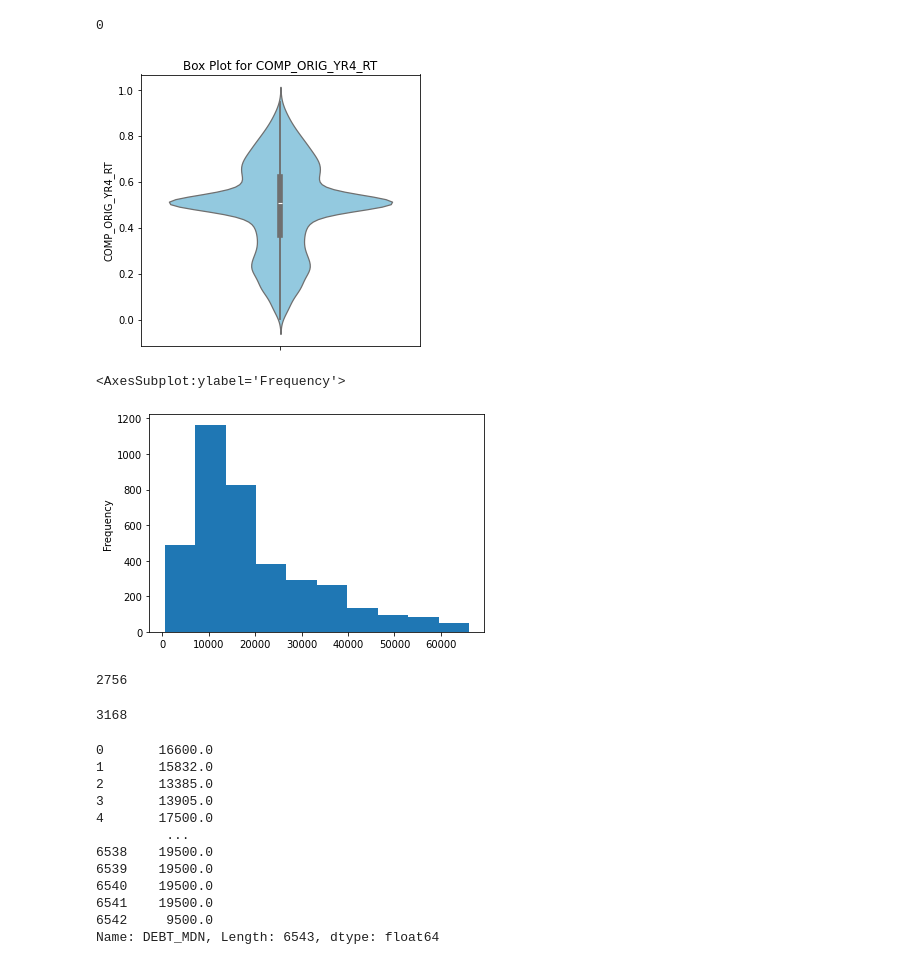
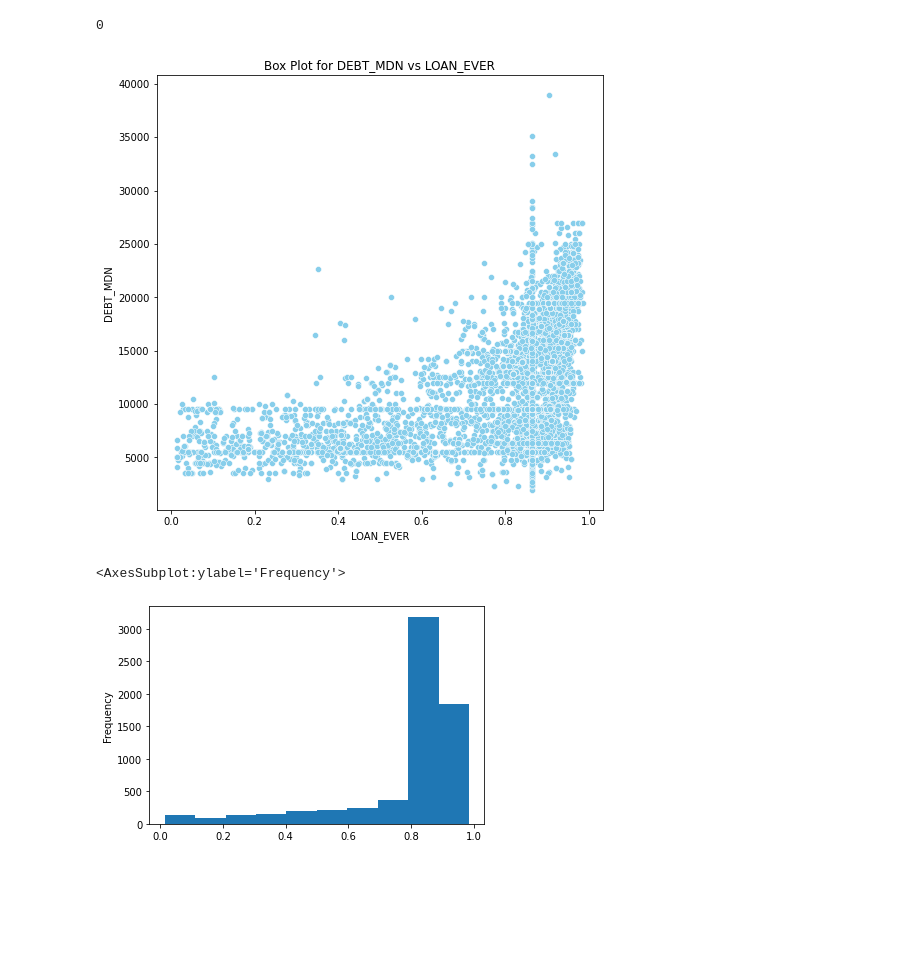
Before and after one commit to sharan-parikh/student-debt-analysis, a Jupyter notebook: eda/eda_utsav.ipynb, the cells around one changed output. Drawn from its saved outputs; the diff is of its cells as text; code cells hidden in the pictures; blank space fills up the shorter version.

Commit message:
some graphs

```diff
--- a/eda/eda_utsav.ipynb
+++ b/eda/eda_utsav.ipynb
@@ -111,38 +111,14 @@ df_cleaned.isna().sum().sum()
 # %%
 # target column = 'DEBT_MDN'
 # %%
-# df_cleaned['COMP_ORIG_YR4_RT'].plot.hist()
-plt.figure(figsize=(5, 5))  # Set the figure size
-sns.violinplot(data=df_cleaned, y='COMP_ORIG_YR4_RT', color='skyblue')
-plt.title(f'Box Plot for COMP_ORIG_YR4_RT')
+plt.figure(figsize=(8, 8))  # Set the figure size
+sns.scatterplot(data=df_cleaned, x='LOAN_EVER', y='DEBT_MDN', color='skyblue')
+plt.title(f'Box Plot for DEBT_MDN vs LOAN_EVER')
 plt.show()
 # %% [output]
-[figure, old version]
+[figure, new version]
 # %%
-df['TUITIONFEE_OUT'].plot.hist()
+df_cleaned['LOAN_EVER'].plot.hist()
 # %% [output]
 <AxesSubplot:ylabel='Frequency'>
-[figure, old version]
+[figure, new version]
-# %%
-df['TUITIONFEE_OUT'].isna().sum()
-# %% [output]
-2756
-# %%
-df['ROOMBOARD_OFF'].isna().sum()
-# %% [output]
-3168
-# %%
-df_cleaned['DEBT_MDN']
-# %% [output]
-0       16600.0
-1       15832.0
-2       13385.0
-3       13905.0
-4       17500.0
-         ...
-6538    19500.0
-6539    19500.0
-6540    19500.0
-6541    19500.0
-6542     9500.0
-Name: DEBT_MDN, Length: 6543, dtype: float64
```
Also changed, not shown: parts of 1 cell of this notebook, 1 other file.
